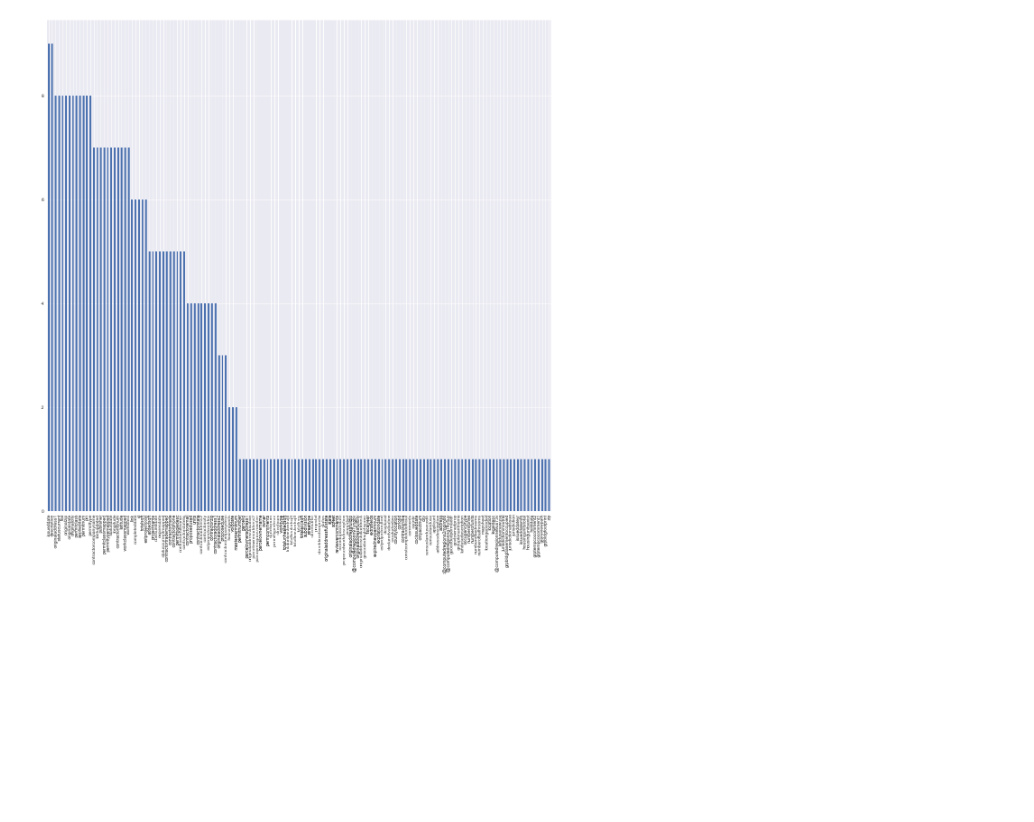
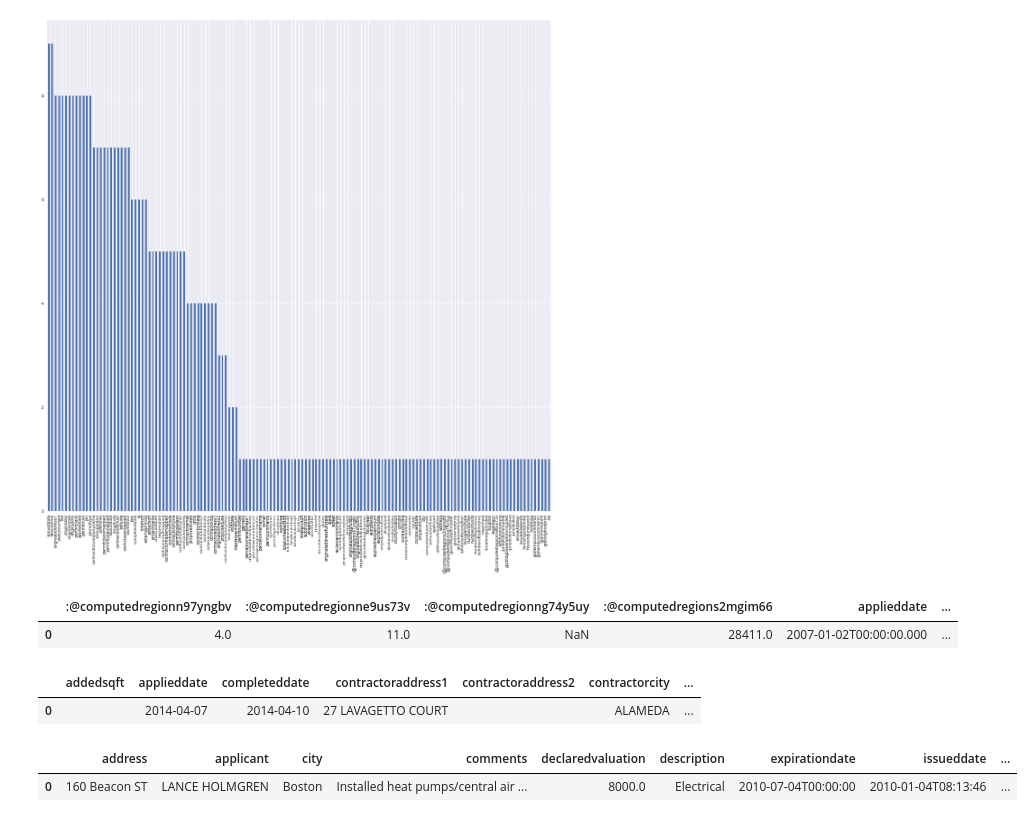
Before and after one commit to sunlightpolicy/open_data_standards_project, a Jupyter notebook: procurement.ipynb, the cells around one changed output. Cells and saved outputs as stored; diff of their text form; code cells hidden in the pictures; blank space fills up the shorter version.

```diff
--- a/procurement.ipynb
+++ b/procurement.ipynb
@@ -289,3 +247,18 @@ popular_cols['count'].plot(kind='bar',rot=90, figsize=(20,20))
 # %% [output]
 <matplotlib.axes._subplots.AxesSubplot at 0x...>
 [figure]
+# %%
+permit_dfs['Raleigh'].head(1)
+# %% [output]
+|  | :@computedregionn97yngbv | :@computedregionne9us73v | :@computedregionng74y5uy | :@computedregions2mgim66 | applieddate | ... |
+| 0 | 4.0 | 11.0 | NaN | 28411.0 | 2007-01-02T00:00:00.000 | ... |
+# %%
+permit_dfs['Almeda'].head(1)
+# %% [output]
+|  | addedsqft | applieddate | completeddate | contractoraddress1 | contractoraddress2 | contractorcity | ... |
+| 0 |  | 2014-04-07 | 2014-04-10 | 27 LAVAGETTO COURT |  | ALAMEDA | ... |
+# %%
+permit_dfs['Boston'].head(1)
+# %% [output]
+|  | address | applicant | city | comments | declaredvaluation | description | expirationdate | issueddate | ... |
+| 0 | 160 Beacon ST | LANCE HOLMGREN | Boston | Installed heat pumps/central air ... | 8000.0 | Electrical | 2010-07-04T00:00:00 | 2010-01-04T08:13:46 | ... |
```
Also changed, not shown: parts of 14 cells of this notebook, 1 other file.
